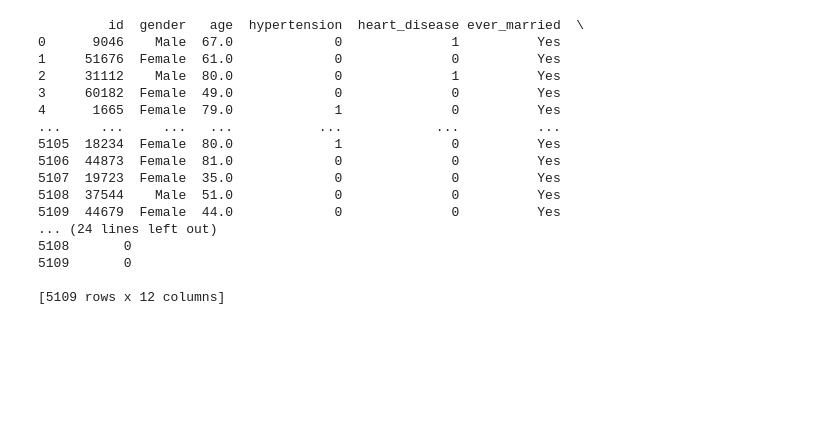
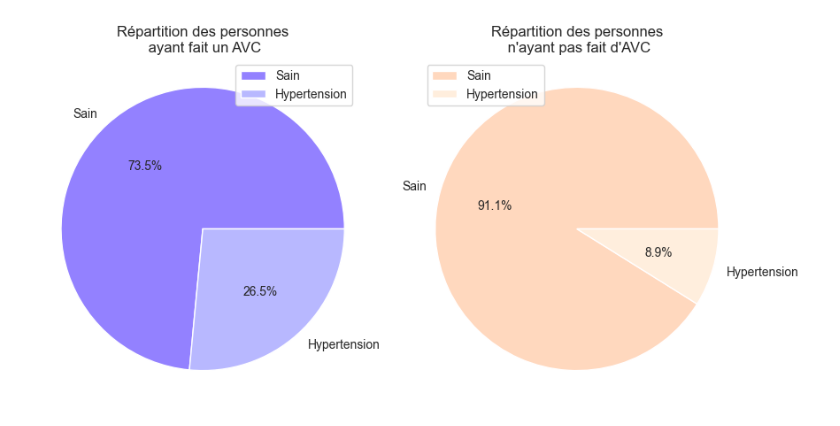
Before and after one commit to VpourVictor/DATA_Visualisation, a Jupyter notebook: Aymeric.ipynb, the cells around one changed output. Drawn from its saved outputs; the diff is of its cells as text; code cells hidden in the pictures; blank space fills up the shorter version.

```diff
--- a/Aymeric.ipynb
+++ b/Aymeric.ipynb
@@ -84,23 +28,22 @@ Name: count, Length: 209, dtype: int64
-# %%
-print(df)
-# %% [output]
-         id  gender   age  hypertension  heart_disease ever_married  \
-0      9046    Male  67.0             0              1          Yes
-1     51676  Female  61.0             0              0          Yes
-2     31112    Male  80.0             0              1          Yes
-3     60182  Female  49.0             0              0          Yes
-4      1665  Female  79.0             1              0          Yes
-...     ...     ...   ...           ...            ...          ...
-5105  18234  Female  80.0             1              0          Yes
-5106  44873  Female  81.0             0              0          Yes
-5107  19723  Female  35.0             0              0          Yes
-5108  37544    Male  51.0             0              0          Yes
-5109  44679  Female  44.0             0              0          Yes
-... (24 lines left out)
-5108       0
-5109       0
-
-[5109 rows x 12 columns]
+# %%
+fig, ax = plt.subplots(1, 2, figsize=(10, 5))
+hypertension_stroke = df[df["stroke"] == 1]['hypertension'].value_counts()
+plt.subplot(1, 2, 1)
+plt.pie(hypertension_stroke, labels = ["Sain", "Hypertension"], autopct='%1.1f%%', startangle=0, colors=["#9381FF","#B8B8FF"])
+plt.title("Répartition des personnes\n ayant fait un AVC")
+plt.axis('equal')
+plt.legend()
+
+hypertension_healthy = df[df["stroke"] == 0]['hypertension'].value_counts()
+plt.subplot(1, 2, 2)
+plt.pie(hypertension_healthy, labels = ["Sain", "Hypertension"], autopct='%1.1f%%', startangle=0, colors=["#FFD8BE","#FFEEDD"])
+plt.title("Répartition des personnes\n n'ayant pas fait d'AVC")
+plt.axis('equal')
+plt.legend()
+
+plt.show()
+# %% [output]
+[figure, added]
 # %%
 from sklearn.calibration import LabelEncoder
 import plotly.express as px
```
Also changed, not shown: parts of 7 cells of this notebook.
